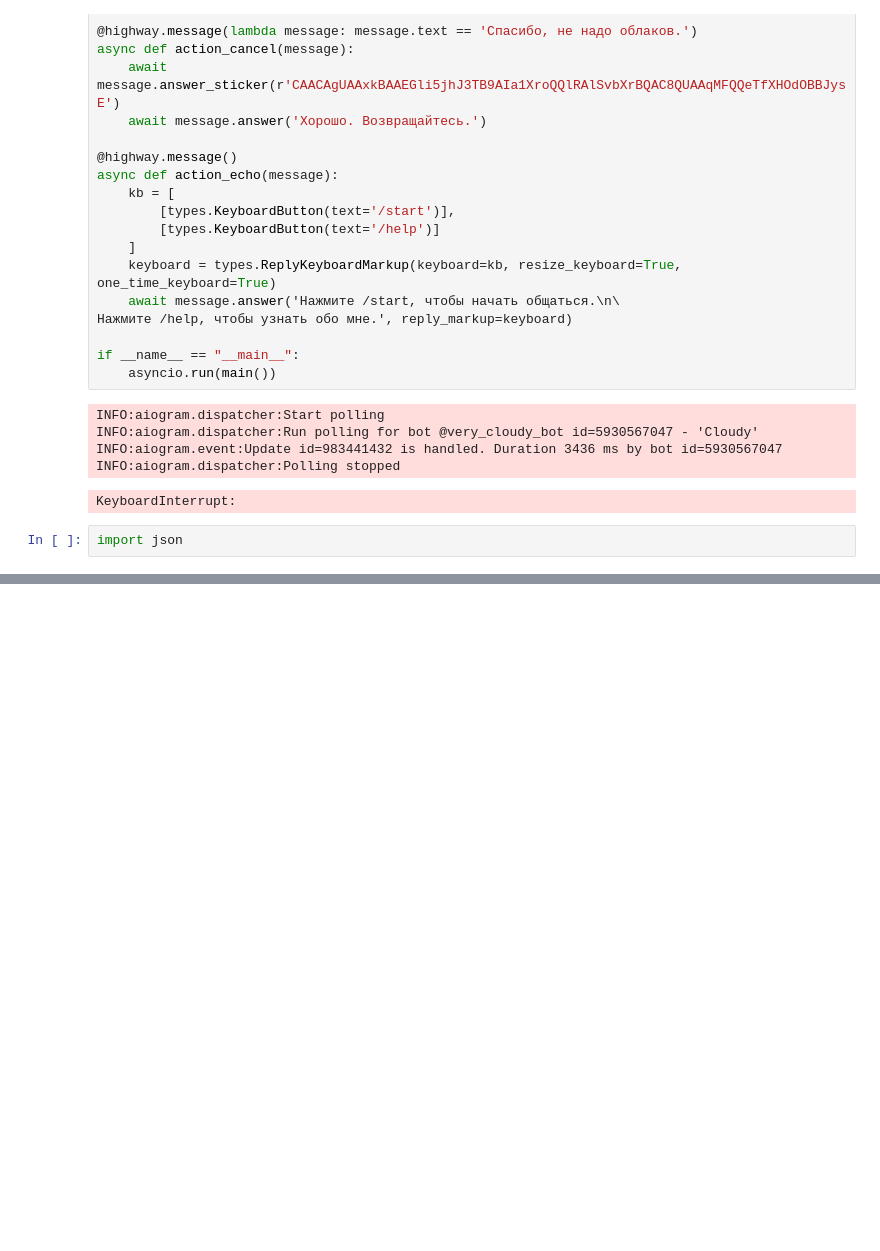
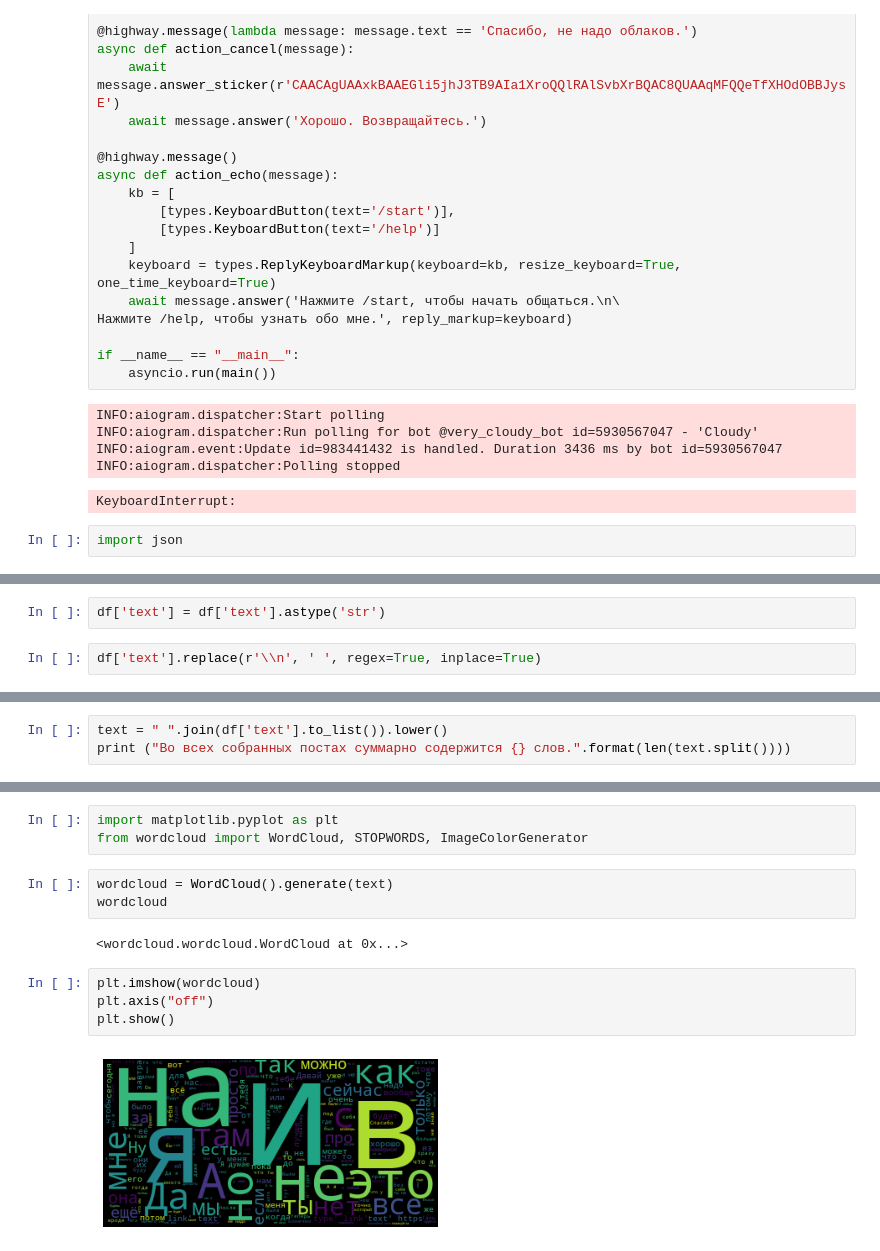
Before and after one commit to gooddeadcat/Klim_notebooks, a Jupyter notebook: Homework/bot/cloudy_bot_Klim-Copy.ipynb, the cells around one changed output, grey strips where cells are left out. Saved outputs shown, nothing was run; the diff lists cells and outputs as text; blank space fills up the shorter version.

```diff
--- a/Homework/bot/cloudy_bot_Klim-Copy.ipynb
+++ b/Homework/bot/cloudy_bot_Klim-Copy.ipynb
@@ -160,0 +240,4 @@ data
+# %%
+df['text'] = df['text'].astype('str')
+# %%
+df['text'].replace(r'\\n', ' ', regex=True, inplace=True)
@@ -160,0 +270,3 @@ data
+# %%
+text = " ".join(df['text'].to_list()).lower()
+print ("Во всех собранных постах суммарно содержится {} слов.".format(len(text.split())))
@@ -160,0 +280,14 @@ data
+# %%
+import matplotlib.pyplot as plt
+from wordcloud import WordCloud, STOPWORDS, ImageColorGenerator
+# %%
+wordcloud = WordCloud().generate(text)
+wordcloud
+# %% [output]
+<wordcloud.wordcloud.WordCloud at 0x...>
+# %%
+plt.imshow(wordcloud)
+plt.axis("off")
+plt.show()
+# %% [output]
+[figure, added]
```
Also changed, not shown: parts of 22 cells of this notebook, 2 other files.
